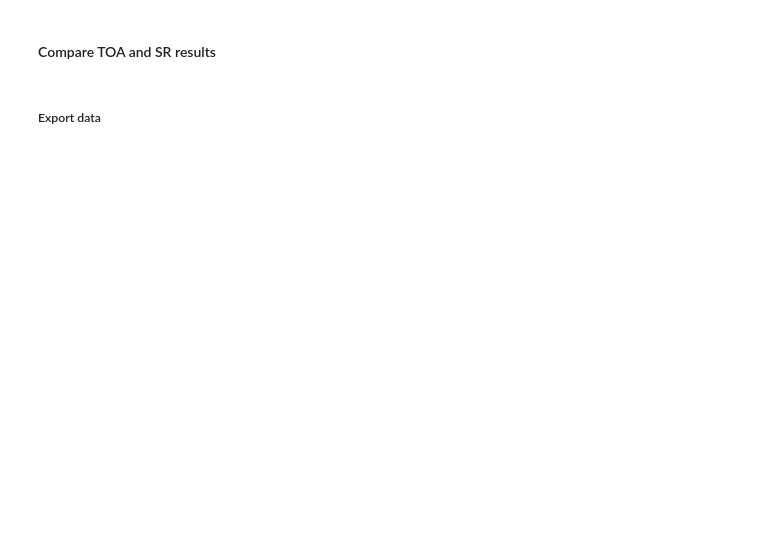
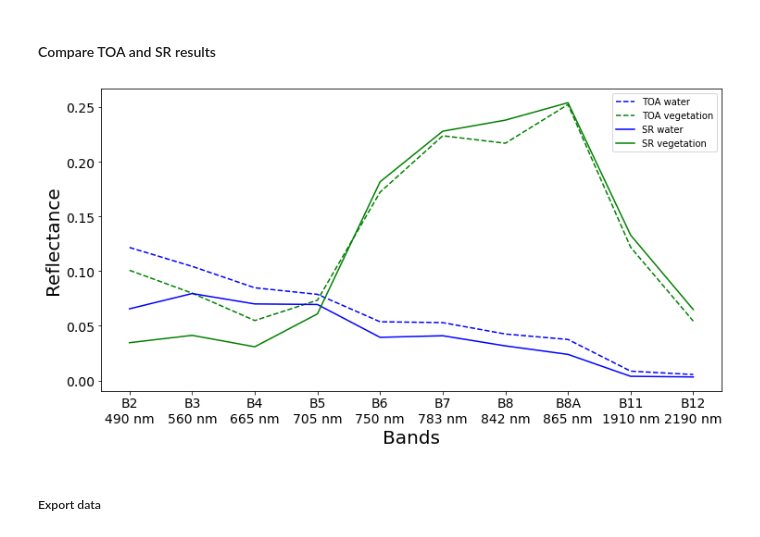
Before and after one commit to octo-weilian/mapping-wetlands, a Jupyter notebook: 00_sentinel2_preprocessing_gee.ipynb, the cells around one changed output. Drawn from its saved outputs; the diff is of its cells as text; code cells hidden in the pictures; blank space fills up the shorter version.

```diff
--- a/00_sentinel2_preprocessing_gee.ipynb
+++ b/00_sentinel2_preprocessing_gee.ipynb
@@ -385,19 +441,21 @@ with open(sample) as sample_f:
     toa_sr_df.to_csv('./data/toa_boa_median_data.csv')
 # %%
 toa_sr_df = pd.read_csv('./data/toa_boa_median_data.csv',index_col=[0])
-
-nm = ['490','560','665','705','750','783','842','865','1910','2190']
+toa_sr_df.columns = ['TOA water','TOA vegetation','SR water','SR vegetation']
+# nm = ['490','560','665','705','750','783','842','865','1910','2190']
 
 # toa_sr_df.index = [f'{a}\n{b} nm' for a,b in zip(toa_sr_df.index,nm)]
 
 ax = toa_sr_df.plot.line(color=['blue','green','blue','green'],
                                                   figsize=(12,6),
                                                   style=['--','--','-','-'],
-                                                  xticks=range(len(toa_sr_df)))
+                                                  xticks=range(len(toa_sr_df)),fontsize=14)
 
-ax.set_xlabel('Bands',fontsize=14)
-ax.set_ylabel('Reflectance',fontsize=14)
-ax.set_title('Comparison between TOA and BOA reflectances for \n water (Wa) and vegetation (Ve) samples \n(median from time-series image collection)');
+ax.set_xlabel('Bands',fontsize=20)
+ax.set_ylabel('Reflectance',fontsize=20);
+# ax.set_title('Comparison between TOA and Surface Reflectances for \n water (Wa) and vegetation (Ve) samples \n(median from time-series image collection)');
+# %% [output]
+[figure, added]
 # %% [markdown]
 ##### Export data
 # %%
```
Also changed, not shown: parts of 13 cells of this notebook, 10 other files.
